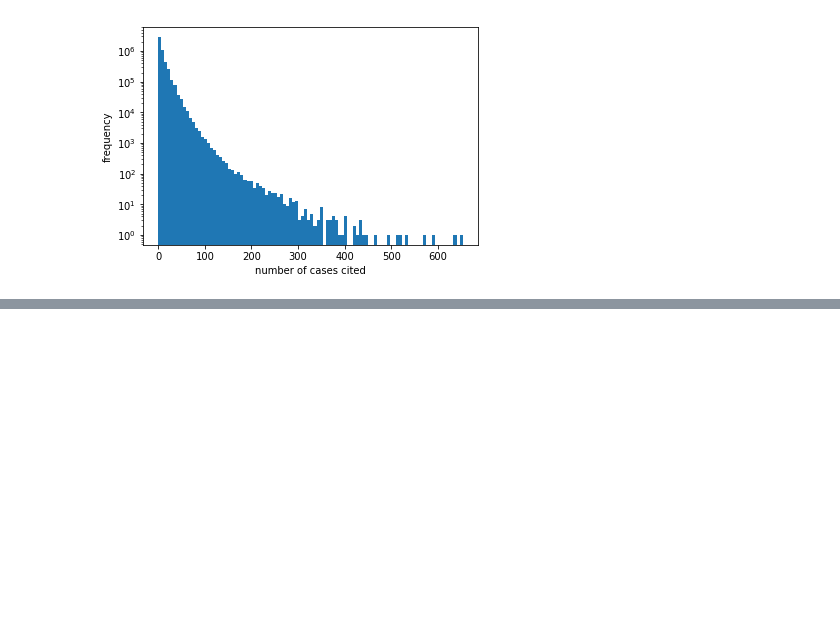
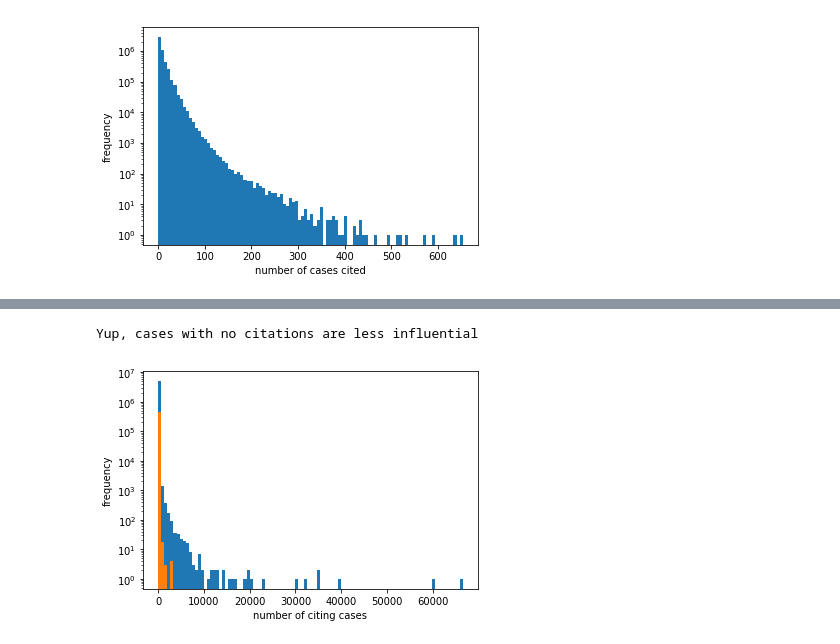
Before and after one commit to Simba-loo/lawandknn, a Jupyter notebook: notebooks/Caselaw.ipynb, the cells around one changed output, grey strips where cells are left out. Drawn from its saved outputs; the diff is of its cells as text; code cells hidden in the pictures; blank space fills up the shorter version.

```diff
--- a/notebooks/Caselaw.ipynb
+++ b/notebooks/Caselaw.ipynb
@@ -44,0 +63,2 @@ Ignoring that outlier case, distribution of cases cited (vertical log scale)
+# %%
+num_citers.sort()
@@ -44,0 +149,10 @@ Ignoring that outlier case, distribution of cases cited (vertical log scale)
+# %%
+print("Yup, cases with no citations are less influential")
+countsandbins = plt.hist(num_citers, log=True, bins=100)
+bins=countsandbins[1]
+_ = plt.ylabel("frequency")
+_ = plt.xlabel("number of citing cases")
+_ = plt.hist(precedents_num_citers, log=True, bins=bins)
+# %% [output]
+Yup, cases with no citations are less influential
+[figure, added]
```
Also changed, not shown: parts of 18 cells of this notebook.
